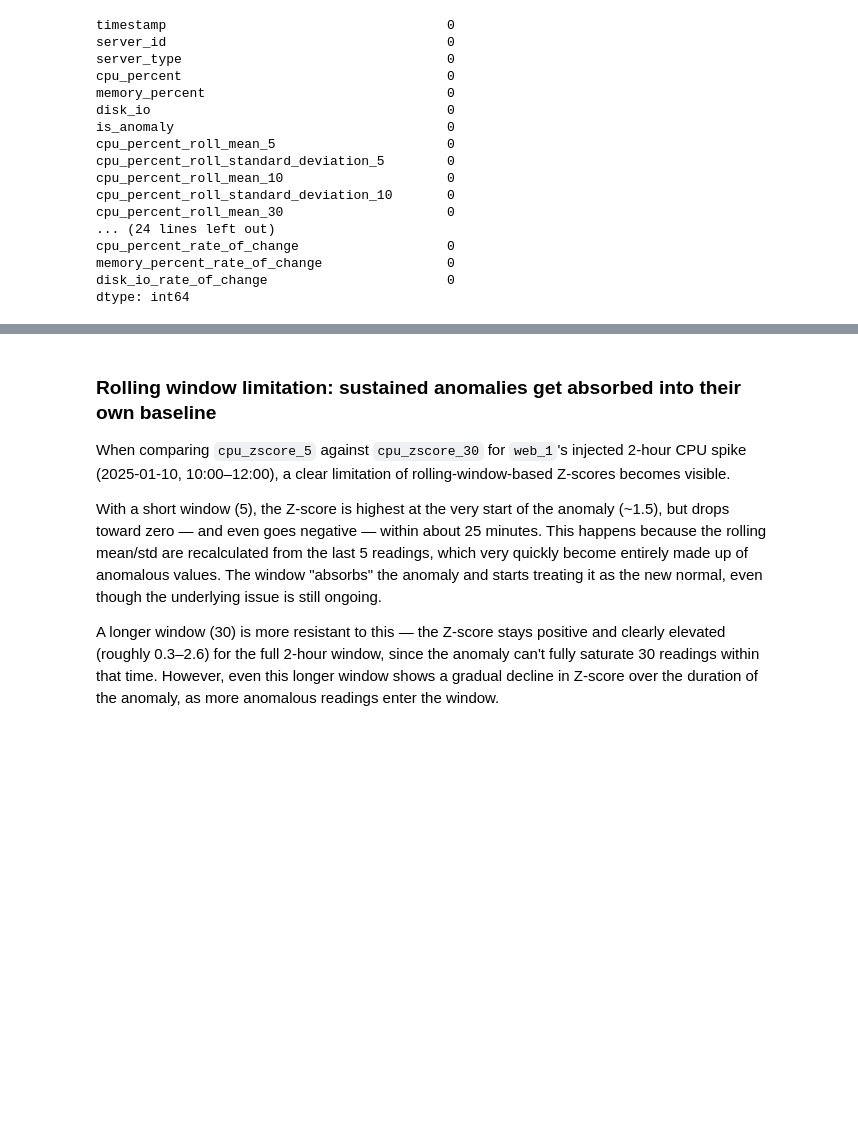
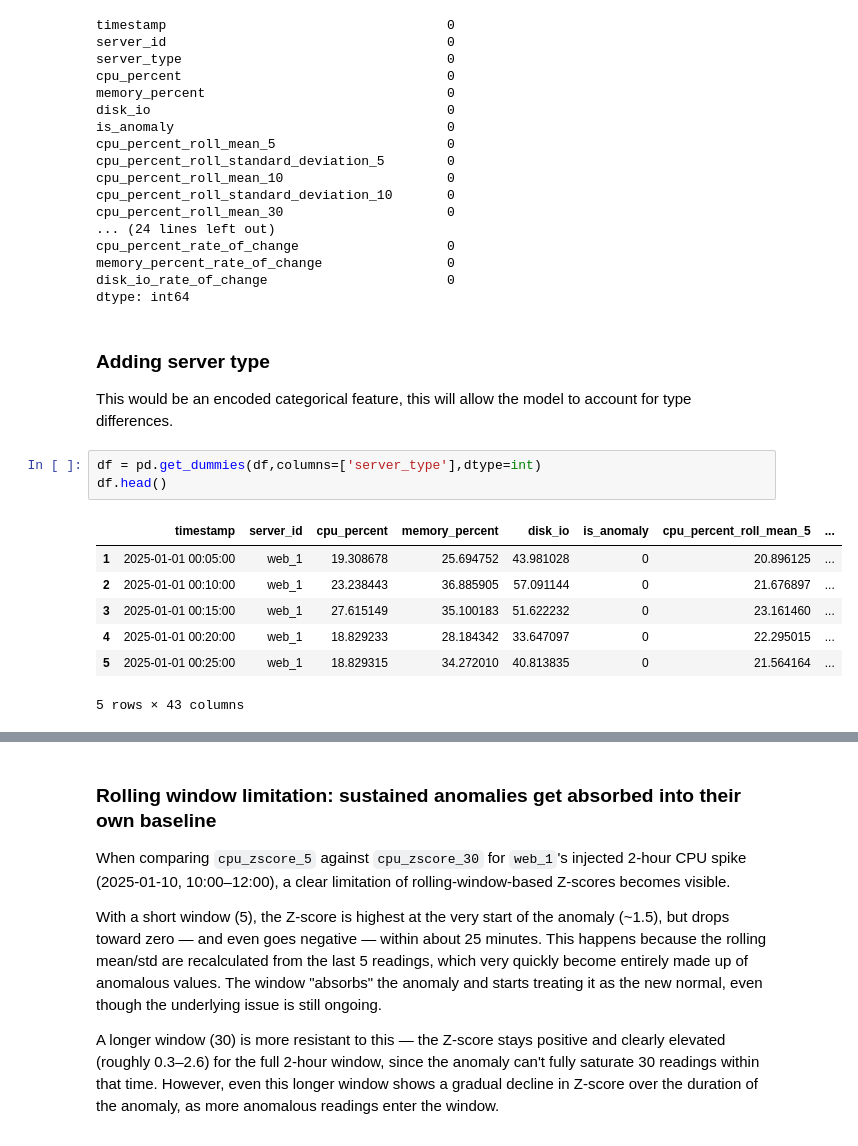
Before and after one commit to RkP17/infra-anomaly-detection, a Jupyter notebook: notebooks/feature_eningeering.ipynb, the cells around one changed output, grey strips where cells are left out. Drawn from its saved outputs; the diff is of its cells as text; blank space fills up the shorter version.

Commit message:
Added server type feature

```diff
--- a/notebooks/feature_eningeering.ipynb
+++ b/notebooks/feature_eningeering.ipynb
@@ -200,3 +200,17 @@ cpu_percent_rate_of_change                   0
 memory_percent_rate_of_change                0
 disk_io_rate_of_change                       0
 dtype: int64
+# %% [markdown]
+### Adding server type
+This would be an encoded categorical feature, this will allow the model to account for type differences.
+# %%
+df = pd.get_dummies(df,columns=['server_type'],dtype=int)
+df.head()
+# %% [output]
+|  | timestamp | server_id | cpu_percent | memory_percent | disk_io | is_anomaly | cpu_percent_roll_mean_5 | ... |
+| 1 | 2025-01-01 00:05:00 | web_1 | 19.308678 | 25.694752 | 43.981028 | 0 | 20.896125 | ... |
+| 2 | 2025-01-01 00:10:00 | web_1 | 23.238443 | 36.885905 | 57.091144 | 0 | 21.676897 | ... |
+| 3 | 2025-01-01 00:15:00 | web_1 | 27.615149 | 35.100183 | 51.622232 | 0 | 23.161460 | ... |
+| 4 | 2025-01-01 00:20:00 | web_1 | 18.829233 | 28.184342 | 33.647097 | 0 | 22.295015 | ... |
+| 5 | 2025-01-01 00:25:00 | web_1 | 18.829315 | 34.272010 | 40.813835 | 0 | 21.564164 | ... |
+5 rows × 43 columns
```
Also changed, not shown: parts of 1 cell of this notebook, 1 other file.
